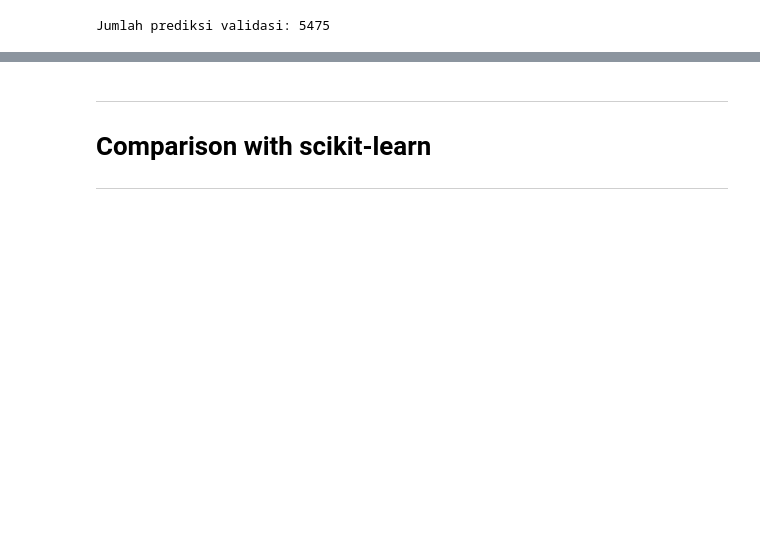
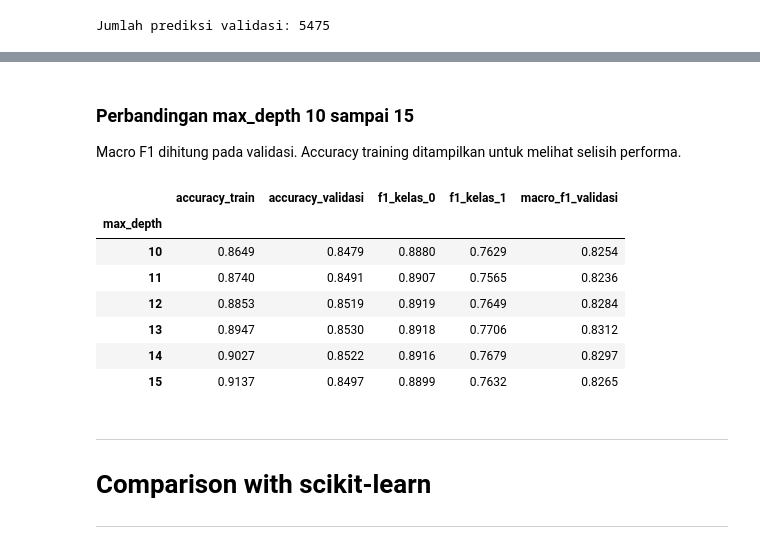
Before and after one commit to Alpaomega1136/IF3170_G31_KelompokDadakan, a Jupyter notebook: src/notebooks/DTL.ipynb, the cells around one changed output, grey strips where cells are left out. Saved outputs shown, nothing was run; the diff lists cells and outputs as text; code cells hidden in the pictures; blank space fills up the shorter version.

```diff
--- a/src/notebooks/DTL.ipynb
+++ b/src/notebooks/DTL.ipynb
@@ -663,3 +669,42 @@ This part covers hyperparameter tuning, cross-validation, and further visualizat
+# %% [markdown]
+### Perbandingan max_depth 10 sampai 15
+
+Macro F1 dihitung pada validasi. Accuracy training ditampilkan untuk melihat selisih performa.
+# %%
+kedalaman_lanjutan = [10, 11, 12, 13, 14, 15]
+hasil_lanjutan = []
+
+for depth in kedalaman_lanjutan:
+    model = model_dtl if depth == max_depth_dtl else DecisionTreeID3(max_depth=depth).fit(X_train_siap, y_train)
+    prediksi_train = model.predict(X_train_siap)
+    prediksi_valid = model.predict(X_valid_siap)
+    hasil_lanjutan.append({
+        "max_depth": depth,
+        "accuracy_train": accuracy_score(y_train, prediksi_train),
+        "accuracy_validasi": accuracy_score(y_valid, prediksi_valid),
+        "f1_kelas_0": f1_score(y_valid, prediksi_valid, pos_label=0, zero_division=0),
+        "f1_kelas_1": f1_score(y_valid, prediksi_valid, pos_label=1, zero_division=0),
+        "macro_f1_validasi": f1_score(y_valid, prediksi_valid, average="macro", labels=[0, 1], zero_division=0),
+    })
+
+perbandingan_lanjutan = pd.DataFrame(hasil_lanjutan).set_index("max_depth")
+assert perbandingan_lanjutan.index.tolist() == kedalaman_lanjutan
+assert perbandingan_lanjutan.notna().all().all()
+np.testing.assert_allclose(perbandingan_lanjutan["macro_f1_validasi"],
+                           (perbandingan_lanjutan["f1_kelas_0"] + perbandingan_lanjutan["f1_kelas_1"]) / 2)
+output_lanjutan = root / "output" / "DTL" / "perbandingan" / "perbandingan_depth_10_15.csv"
+output_lanjutan.parent.mkdir(parents=True, exist_ok=True)
+perbandingan_lanjutan.to_csv(output_lanjutan)
+display(perbandingan_lanjutan.round(4))
+# %% [output]
+|  | accuracy_train | accuracy_validasi | f1_kelas_0 | f1_kelas_1 | macro_f1_validasi |
+| max_depth |  |  |  |  |  |
+| 10 | 0.8649 | 0.8479 | 0.8880 | 0.7629 | 0.8254 |
+| 11 | 0.8740 | 0.8491 | 0.8907 | 0.7565 | 0.8236 |
+| 12 | 0.8853 | 0.8519 | 0.8919 | 0.7649 | 0.8284 |
+| 13 | 0.8947 | 0.8530 | 0.8918 | 0.7706 | 0.8312 |
+| 14 | 0.9027 | 0.8522 | 0.8916 | 0.7679 | 0.8297 |
+| 15 | 0.9137 | 0.8497 | 0.8899 | 0.7632 | 0.8265 |
 # %% [markdown]
 ---
 
```
Also changed, not shown: parts of 59 cells of this notebook, 11 other files.
